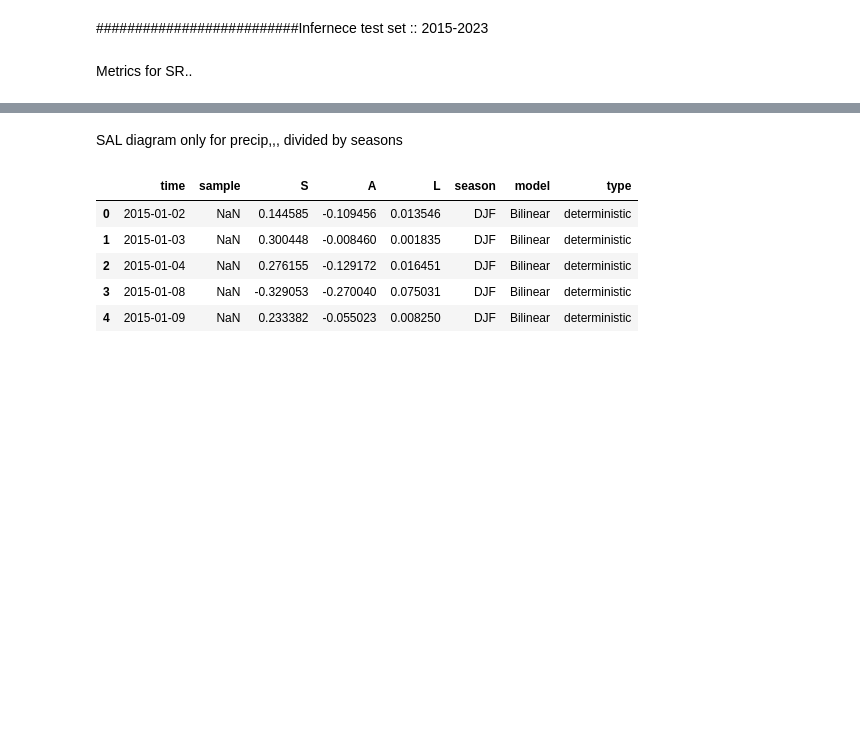
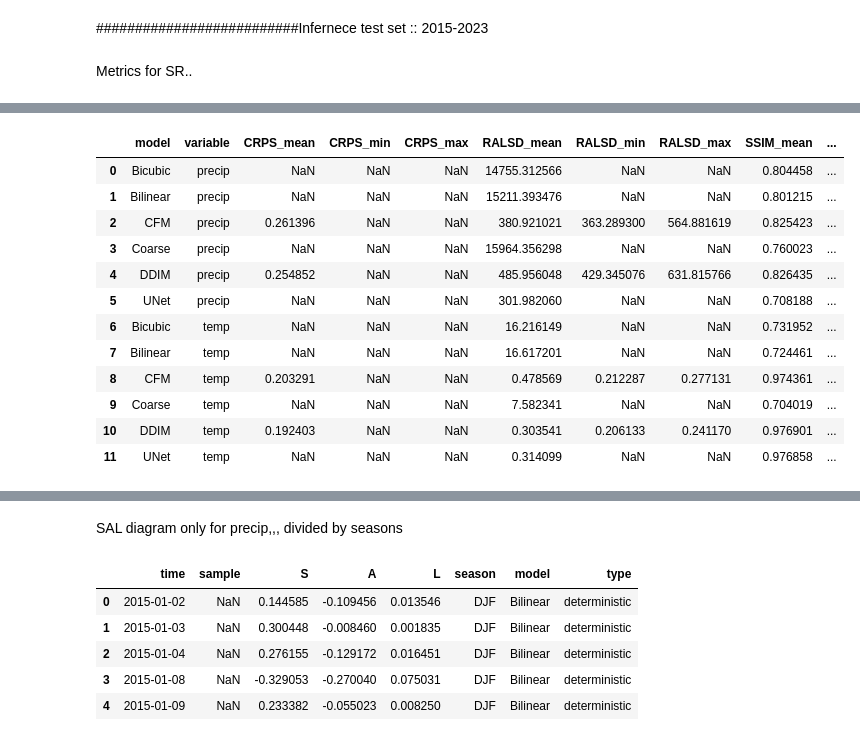
Before and after one commit to AsthanaShivanshi/Processing_and_Analysis_Scripts, a Jupyter notebook: Analysis/Paper_Stats/plot_paper.ipynb, the cells around one changed output, grey strips where cells are left out. Drawn from its saved outputs; the diff is of its cells as text; code cells hidden in the pictures; blank space fills up the shorter version.

```diff
--- a/Analysis/Paper_Stats/plot_paper.ipynb
+++ b/Analysis/Paper_Stats/plot_paper.ipynb
@@ -104,3 +104,5 @@ plt.show()
 ##########################Infernece test set :: 2015-2023
 # %% [markdown]
 Metrics for SR..
+# %%
+csv_path = "SR_metrics_cobweb_revised.csv"
@@ -107,2 +112,18 @@ Metrics for SR..
+# %%
+pd.read_csv(csv_path)
+# %% [output]
+|  | model | variable | CRPS_mean | CRPS_min | CRPS_max | RALSD_mean | RALSD_min | RALSD_max | SSIM_mean | ... |
+| 0 | Bicubic | precip | NaN | NaN | NaN | 14755.312566 | NaN | NaN | 0.804458 | ... |
+| 1 | Bilinear | precip | NaN | NaN | NaN | 15211.393476 | NaN | NaN | 0.801215 | ... |
+| 2 | CFM | precip | 0.261396 | NaN | NaN | 380.921021 | 363.289300 | 564.881619 | 0.825423 | ... |
+| 3 | Coarse | precip | NaN | NaN | NaN | 15964.356298 | NaN | NaN | 0.760023 | ... |
+| 4 | DDIM | precip | 0.254852 | NaN | NaN | 485.956048 | 429.345076 | 631.815766 | 0.826435 | ... |
+| 5 | UNet | precip | NaN | NaN | NaN | 301.982060 | NaN | NaN | 0.708188 | ... |
+| 6 | Bicubic | temp | NaN | NaN | NaN | 16.216149 | NaN | NaN | 0.731952 | ... |
+| 7 | Bilinear | temp | NaN | NaN | NaN | 16.617201 | NaN | NaN | 0.724461 | ... |
+| 8 | CFM | temp | 0.203291 | NaN | NaN | 0.478569 | 0.212287 | 0.277131 | 0.974361 | ... |
+| 9 | Coarse | temp | NaN | NaN | NaN | 7.582341 | NaN | NaN | 0.704019 | ... |
+| 10 | DDIM | temp | 0.192403 | NaN | NaN | 0.303541 | 0.206133 | 0.241170 | 0.976901 | ... |
+| 11 | UNet | temp | NaN | NaN | NaN | 0.314099 | NaN | NaN | 0.976858 | ... |
 # %%
 from get_kiviat import plot_kiviat_from_csv
```
Also changed, not shown: parts of 4 cells of this notebook, 9 other files.
